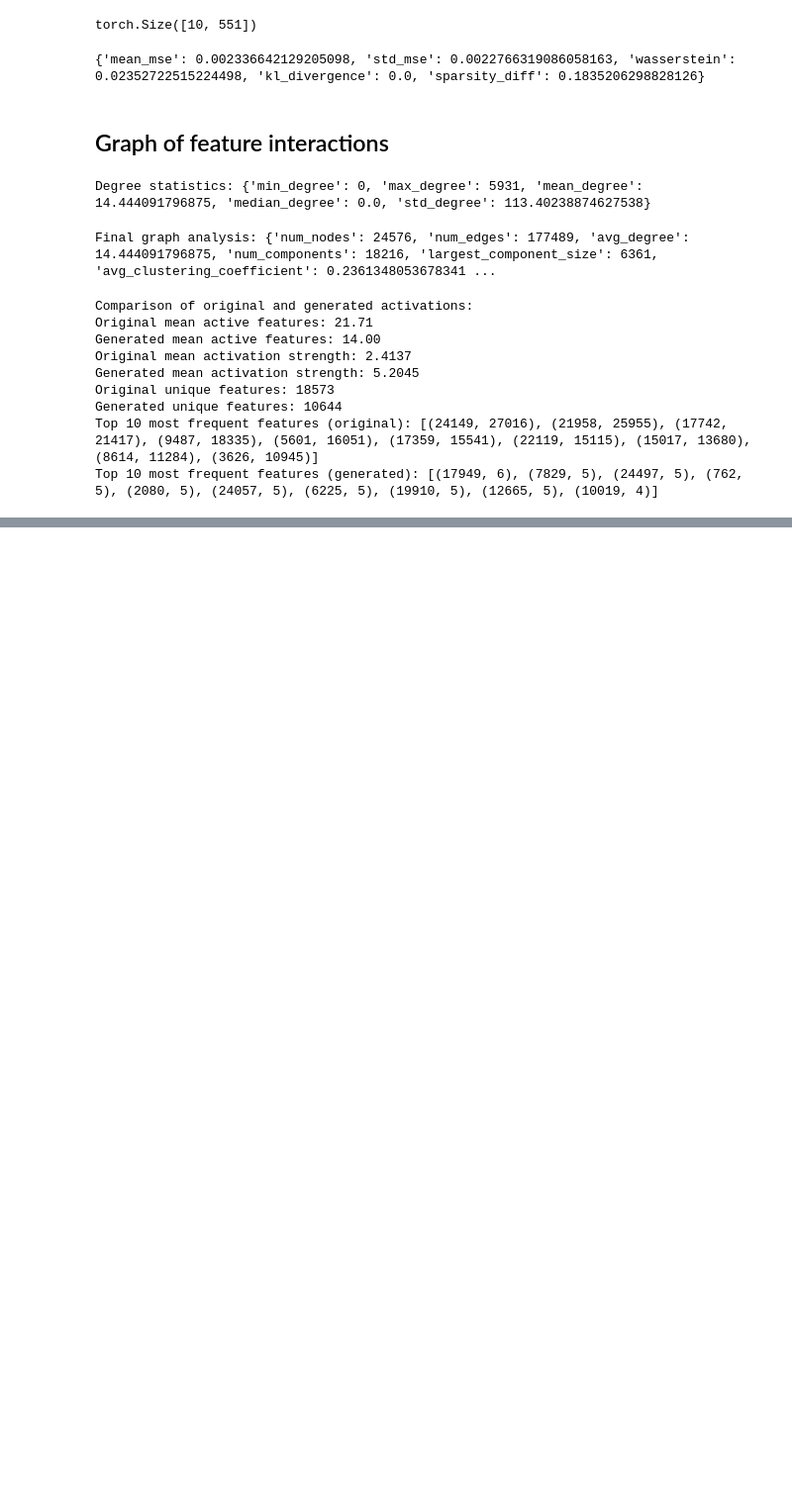
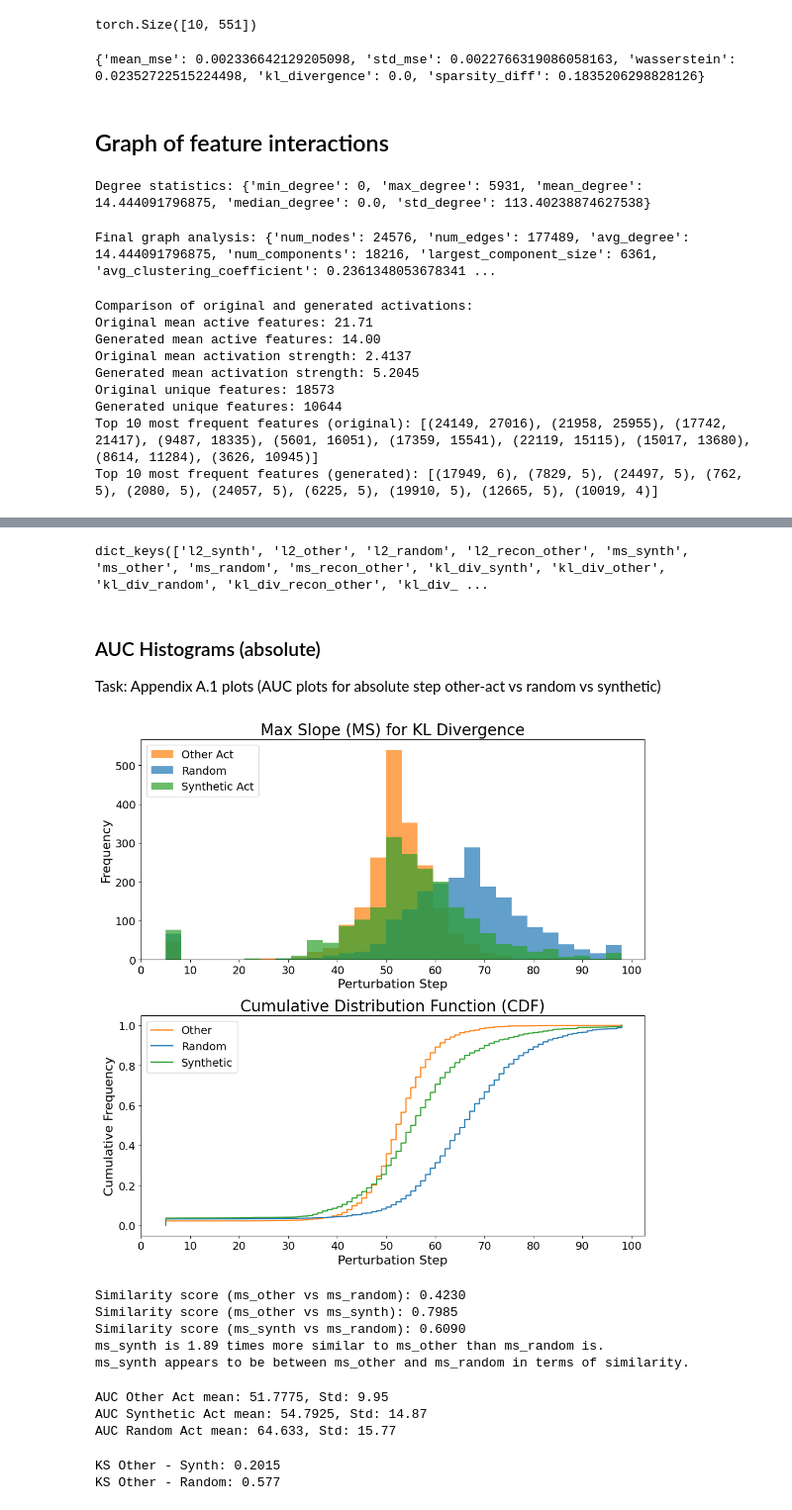
Before and after one commit to jettjaniak/teren, a Jupyter notebook: notebooks/ad_hoc_experiments.ipynb, the cells around one changed output, grey strips where cells are left out. Shown at 99% size. Drawn from its saved outputs; the diff is of its cells as text; code cells hidden in the pictures; blank space fills up the shorter version.

```diff
--- a/notebooks/ad_hoc_experiments.ipynb
+++ b/notebooks/ad_hoc_experiments.ipynb
@@ -1007,0 +1009,53 @@ Top 10 most frequent features (generated): [(17949, 6), (7829, 5), (24497, 5), (
+# %%
+results_file = "results_homeschooled_v2_spars100_best_result_relative.pkl"
+with open(f"replications/{results_file}", "rb") as f:
+    results = pickle.load(f)
+# %%
+results.keys()
+# %% [output]
+dict_keys(['l2_synth', 'l2_other', 'l2_random', 'l2_recon_other', 'ms_synth', 'ms_other', 'ms_random', 'ms_recon_other', 'kl_div_synth', 'kl_div_other', 'kl_div_random', 'kl_div_recon_other', 'kl_div_ ...
+# %% [markdown]
+### AUC Histograms (absolute)
+Task: Appendix A.1 plots (AUC plots for absolute step other-act vs random vs synthetic)
+# %%
+auc_synth, auc_other, auc_random = [], [], []
+
+for l2s in results["l2_synth"]:
+    blowup_step = max_space_ratio_step(l2s)
+    auc_synth.append(blowup_step)
+
+for l2s in results["l2_other"]:
+    blowup_step = max_space_ratio_step(l2s)
+    auc_other.append(blowup_step)
+
+for l2s in results["l2_random"]:
+    blowup_step = max_space_ratio_step(l2s)
+    auc_random.append(blowup_step)
+# %%
+plot_distributions_paper(auc_other, auc_random, auc_synth)
+# %% [output]
+[figure, added]
+# %%
+quantify_similarity(auc_other, auc_random, auc_synth)
+# %% [output]
+Similarity score (ms_other vs ms_random): 0.4230
+Similarity score (ms_other vs ms_synth): 0.7985
+Similarity score (ms_synth vs ms_random): 0.6090
+ms_synth is 1.89 times more similar to ms_other than ms_random is.
+ms_synth appears to be between ms_other and ms_random in terms of similarity.
+# %%
+print(f"AUC Other Act mean: {np.mean(auc_other)}, Std: {np.std(auc_other):.2f}")
+print(f"AUC Synthetic Act mean: {np.mean(auc_synth)}, Std: {np.std(auc_synth):.2f}")
+print(f"AUC Random Act mean: {np.mean(auc_random)}, Std: {np.std(auc_random):.2f}")
+# %% [output]
+AUC Other Act mean: 51.7775, Std: 9.95
+AUC Synthetic Act mean: 54.7925, Std: 14.87
+AUC Random Act mean: 64.633, Std: 15.77
+# %%
+ks_other_synth, _ = stats.kstest(auc_other, auc_synth)
+ks_other_random, _ = stats.kstest(auc_other, auc_random)
+print(f"KS Other - Synth: {ks_other_synth}")
+print(f"KS Other - Random: {ks_other_random}")
+# %% [output]
+KS Other - Synth: 0.2015
+KS Other - Random: 0.577
```
Also changed, not shown: parts of 48 cells of this notebook, 2 other files.
